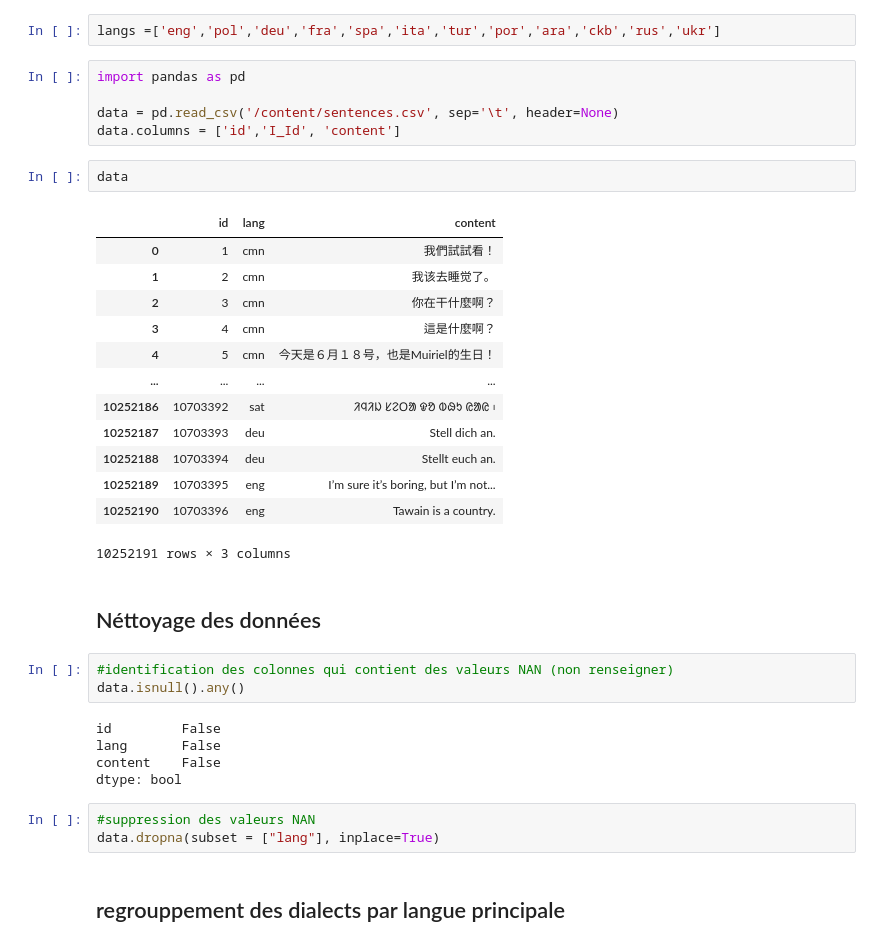
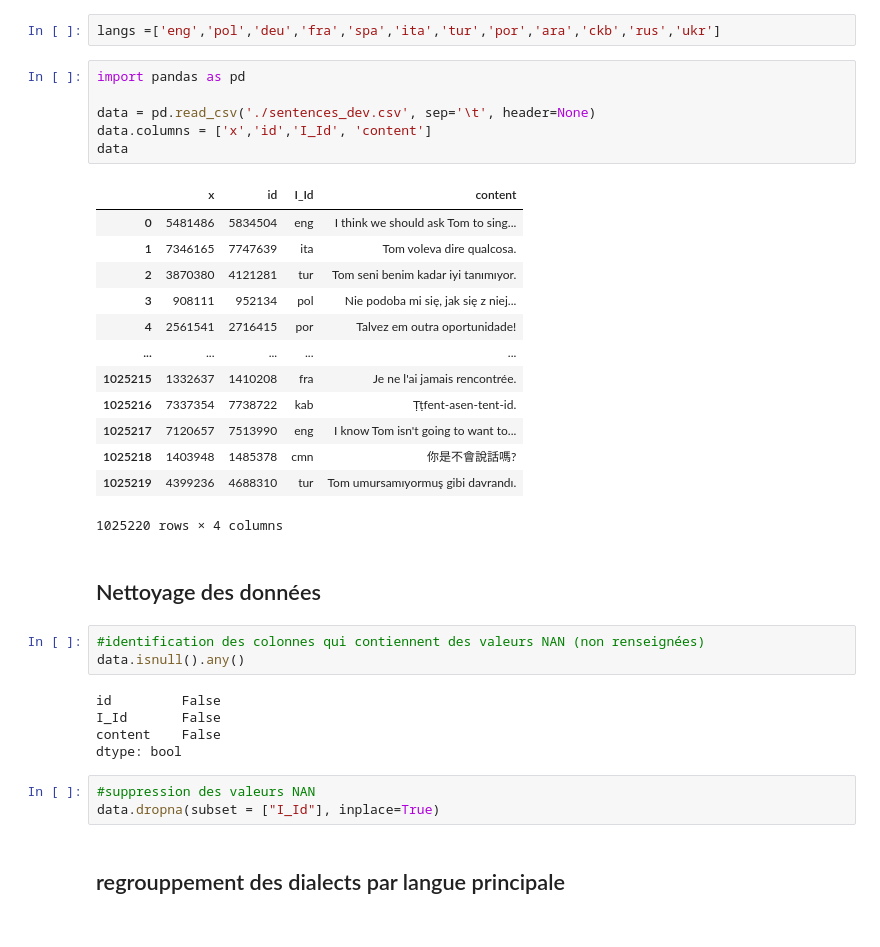
Before and after one commit to mdjamina/m1_ml_lang_detector, a Jupyter notebook: ML_lang_detector.ipynb, the cells around one changed output. Cells and saved outputs as stored; diff of their text form.

```diff
--- a/ML_lang_detector.ipynb
+++ b/ML_lang_detector.ipynb
@@ -30,37 +32,36 @@ langs =['eng','pol','deu','fra','spa','ita','tur','por','ara','ckb','rus','ukr']
 # %%
 import pandas as pd
 
-data = pd.read_csv('/content/sentences.csv', sep='\t', header=None)
-data.columns = ['id','I_Id', 'content']
+data = pd.read_csv('./sentences_dev.csv', sep='\t', header=None)
+data.columns = ['x','id','I_Id', 'content']
+data
+# %% [output]
+|  | x | id | I_Id | content |
+| 0 | 5481486 | 5834504 | eng | I think we should ask Tom to sing... |
+| 1 | 7346165 | 7747639 | ita | Tom voleva dire qualcosa. |
+| 2 | 3870380 | 4121281 | tur | Tom seni benim kadar iyi tanımıyor. |
+| 3 | 908111 | 952134 | pol | Nie podoba mi się, jak się z niej... |
+| 4 | 2561541 | 2716415 | por | Talvez em outra oportunidade! |
+| ... | ... | ... | ... | ... |
+| 1025215 | 1332637 | 1410208 | fra | Je ne l'ai jamais rencontrée. |
+| 1025216 | 7337354 | 7738722 | kab | Ṭṭfent-asen-tent-id. |
+| 1025217 | 7120657 | 7513990 | eng | I know Tom isn't going to want to... |
+| 1025218 | 1403948 | 1485378 | cmn | 你是不會說話嗎? |
+| 1025219 | 4399236 | 4688310 | tur | Tom umursamıyormuş gibi davrandı. |
+1025220 rows × 4 columns
-# %%
-data
-# %% [output]
-|  | id | lang | content |
-| 0 | 1 | cmn | 我們試試看！ |
-| 1 | 2 | cmn | 我该去睡觉了。 |
-| 2 | 3 | cmn | 你在干什麼啊？ |
-| 3 | 4 | cmn | 這是什麼啊？ |
-| 4 | 5 | cmn | 今天是６月１８号，也是Muiriel的生日！ |
-| ... | ... | ... | ... |
-| 10252186 | 10703392 | sat | ᱤᱧᱤᱡ ᱥᱮᱛᱟ ᱫᱚ ᱵᱷᱩ ᱭᱟᱭ ᱾ |
-| 10252187 | 10703393 | deu | Stell dich an. |
-| 10252188 | 10703394 | deu | Stellt euch an. |
-| 10252189 | 10703395 | eng | I’m sure it’s boring, but I’m not... |
-| 10252190 | 10703396 | eng | Tawain is a country. |
-10252191 rows × 3 columns
 # %% [markdown]
-## Néttoyage des données
+## Nettoyage des données
 # %%
-#identification des colonnes qui contient des valeurs NAN (non renseigner)
+#identification des colonnes qui contiennent des valeurs NAN (non renseignées)
 data.isnull().any()
 # %% [output]
 id         False
-lang       False
+I_Id       False
 content    False
 dtype: bool
 # %%
 #suppression des valeurs NAN
-data.dropna(subset = ["lang"], inplace=True)
+data.dropna(subset = ["I_Id"], inplace=True)
 # %% [markdown]
 ## regrouppement des dialects par langue principale
 # %%
```
Also changed, not shown: parts of 11 cells of this notebook.
